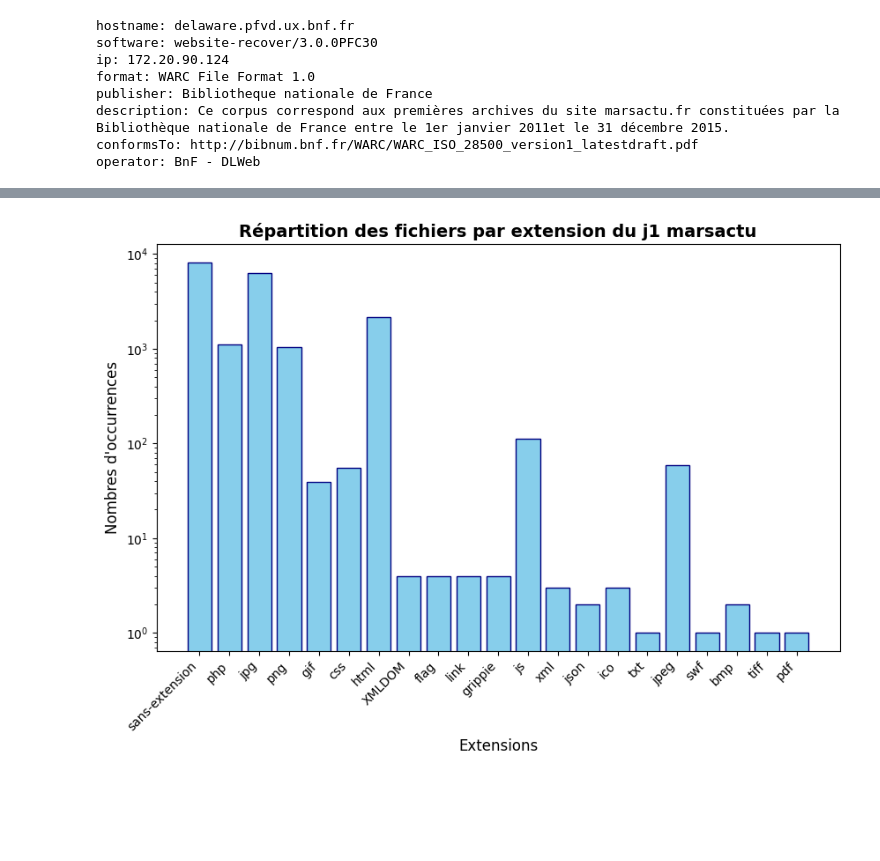
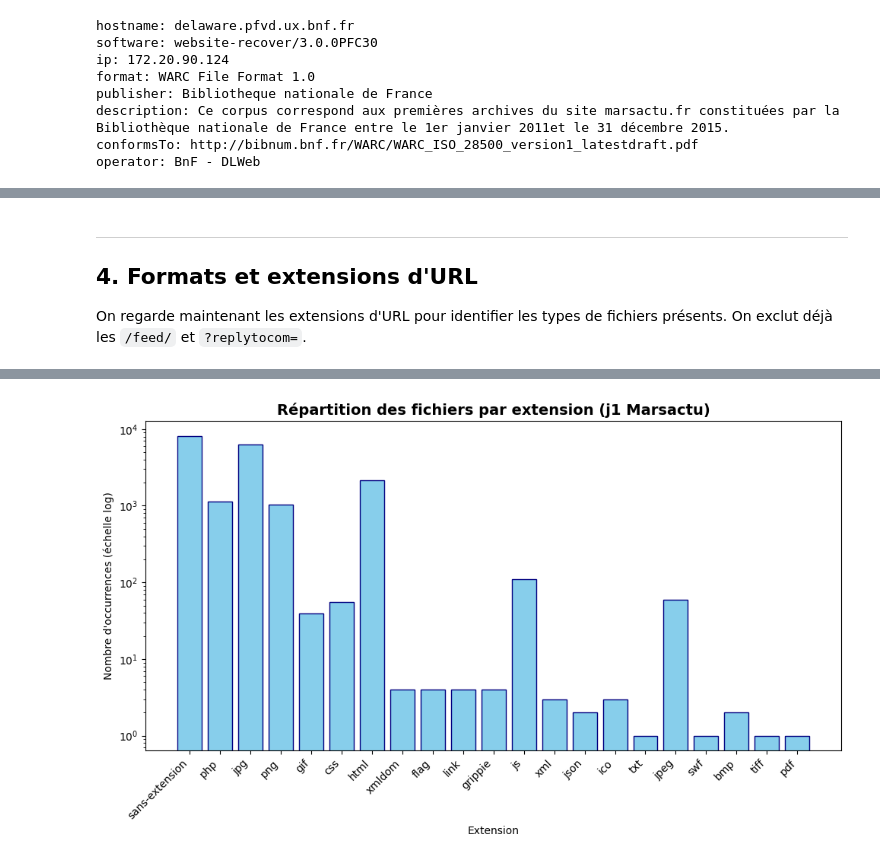
Before and after one commit to sashsutton/warc-nlp-pipeline, a Jupyter notebook: notebooks/01-exploration-warc.ipynb, the cells around one changed output, grey strips where cells are left out. Cells and saved outputs as stored; diff of their text form; code cells hidden in the pictures; blank space fills up the shorter version.

```diff
--- a/notebooks/01-exploration-warc.ipynb
+++ b/notebooks/01-exploration-warc.ipynb
@@ -294,20 +250,0 @@ En éliminant les URLs contenant `replytocom` et `feed`, on enlève environ 19%
-# %%
-# En éliminant record contenant les url /feed/ et replytocom
-# on analyse les terminaisons d'URL pour recenser les formats de fichiers présents.
-
-pattern_feed = r'/feed/$'
-pattern_replytocom = r'replytocom=[0-9]*'
-
-
-
-with open(WARC_PATH, "rb") as flux:
-    for record in ArchiveIterator(flux):
-
-        if record.rec_type != "response":
-            continue
-
-        url = record.rec_headers.get_header("WARC-Target-URI")
-
-        if re.search(pattern_feed, url) or re.search(pattern_replytocom, url) :
-            continue
-        print(url[-6:])
@@ -332,50 +251,37 @@ pc.php
+# %% [markdown]
+---
+## 4. Formats et extensions d'URL
+
+On regarde maintenant les extensions d'URL pour identifier les types de fichiers présents. On exclut déjà les `/feed/` et `?replytocom=`.
 # %%
 extension_counter = Counter()
 
-record_counter=Counter() # On compte les records utilisés et les records non utilisés
-
-pattern_feed = r'/feed/$'
-pattern_replytocom = r'replytocom=[0-9]*'
-
-
-pattern_extension = r'\.([a-z0-9]{2,8})(?:\?|#|$)'
-
-
 with open(WARC_PATH, "rb") as flux:
     for record in ArchiveIterator(flux):
-
         if record.rec_type != "response":
-            record_counter["entête-warc"] += 1
             continue
-
-        url = record.rec_headers.get_header("WARC-Target-URI")
-        url = str(url)
-
-        if re.search(pattern_feed, url) or re.search(pattern_replytocom, url) :
-            record_counter["feed/replyto"] += 1
+        url = str(record.rec_headers.get_header("WARC-Target-URI"))
+        if re.search(PATTERN_FEED, url) or re.search(PATTERN_REPLYTOCOM, url):
             continue
-
-        record_counter["cleaned"] += 1
-
-        match = re.search(pattern_extension, url, flags=re.IGNORECASE)
+        match = re.search(PATTERN_EXTENSION, url, flags=re.IGNORECASE)
         if match:
-            extension = match.group(1)
-            extension_counter[f"{extension}"] += 1
-            #print(extension)
+            extension_counter[match.group(1).lower()] += 1
         else:
             extension_counter["sans-extension"] += 1
-            #print(url)
 
-x_extensions = extension_counter.keys()
-y_extension_count = extension_counter.values()
+print("Extensions et leur nombre d'occurrences :")
+for ext, count in extension_counter.most_common():
+    print(f"  {ext:20s} : {count}")
 
-plt.figure(figsize=(10,6))
-plt.bar(x_extensions,y_extension_count, color='skyblue', edgecolor='navy')
-plt.yscale('log')
-
-plt.title("Répartition des fichiers par extension du j1 marsactu", fontsize=14, fontweight='bold')
-plt.xlabel("Extensions", fontsize=12)
-plt.ylabel("Nombres d\'occurrences", fontsize=12)
-plt.xticks(rotation=45, ha='right')
+plt.figure(figsize=(10, 6))
+plt.bar(extension_counter.keys(), extension_counter.values(),
+        color="skyblue", edgecolor="navy")
+plt.yscale("log")
+plt.title("Répartition des fichiers par extension (j1 Marsactu)", fontsize=14, fontweight="bold")
+plt.xlabel("Extension")
+plt.ylabel("Nombre d'occurrences (échelle log)")
+plt.xticks(rotation=45, ha="right")
+plt.tight_layout()
+plt.savefig('../reports/figures/exploration-extensions-urls.png', dpi=150, bbox_inches='tight')
 plt.show()
 # %% [output]
@@ -382,2 +305,2 @@ plt.show()
-[figure, old version]
+[figure, new version]
 # %% [markdown]
```
Also changed, not shown: parts of 47 cells of this notebook, 16 other files.
